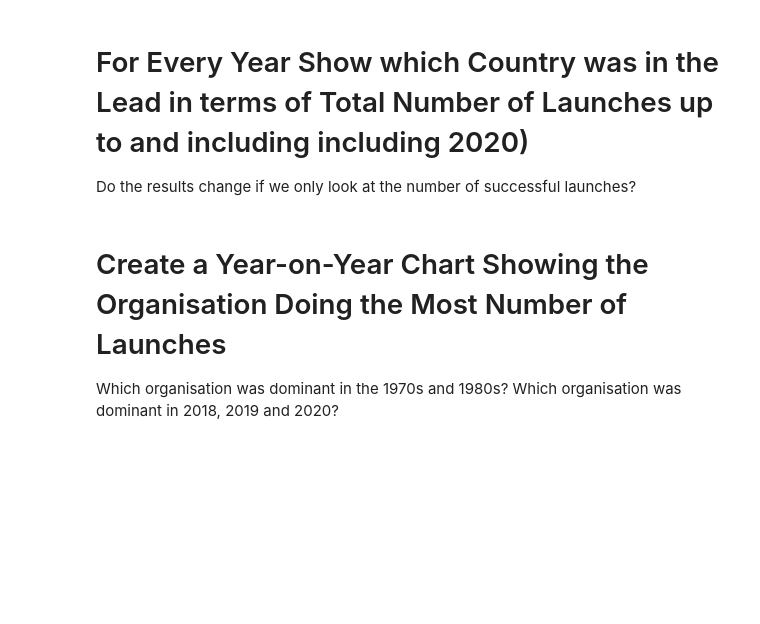
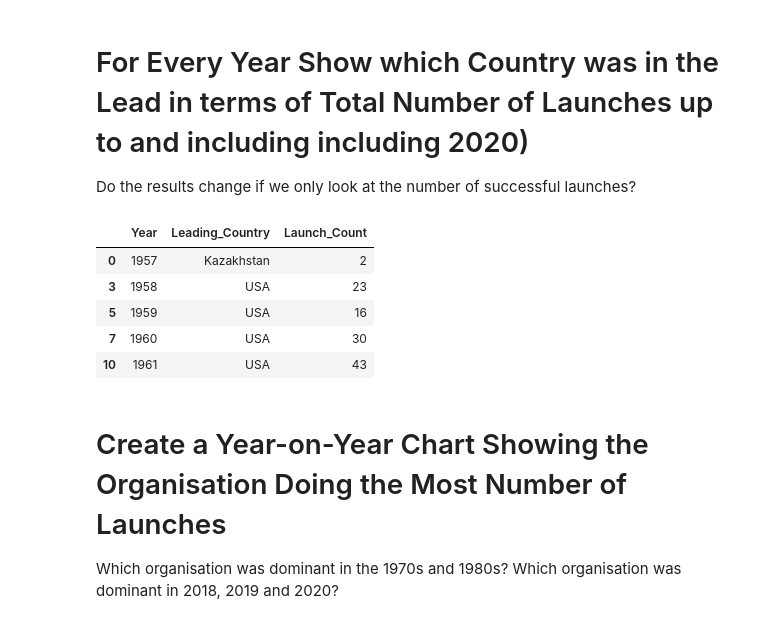
Before and after one commit to CyberWol-12/space_mission_analysis, a Jupyter notebook: Space_Missions_Analysis_(start).ipynb, the cells around one changed output. Saved outputs shown, nothing was run; the diff lists cells and outputs as text; code cells hidden in the pictures; blank space fills up the shorter version.

Commit message:
most number of launches

```diff
--- a/Space_Missions_Analysis_(start).ipynb
+++ b/Space_Missions_Analysis_(start).ipynb
@@ -642,6 +666,18 @@ Did failures go up or down over time? Did the countries get better at minimising
 # For Every Year Show which Country was in the Lead in terms of Total Number of Launches up to and including including 2020)
 
 Do the results change if we only look at the number of successful launches?
+# %%
+year_country_counts = df_data[df_data['Year']<=2020].groupby(['Year','Country']).size().reset_index(name = 'Launches')
+leading_countries = year_country_counts.sort_values(['Year', 'Launches'], ascending=[True, False]).drop_duplicates('Year')
+leading_countries.columns = ['Year', 'Leading_Country', 'Launch_Count']
+display(leading_countries.head())
+# %% [output]
+|  | Year | Leading_Country | Launch_Count |
+| 0 | 1957 | Kazakhstan | 2 |
+| 3 | 1958 | USA | 23 |
+| 5 | 1959 | USA | 16 |
+| 7 | 1960 | USA | 30 |
+| 10 | 1961 | USA | 43 |
 # %% [markdown]
 # Create a Year-on-Year Chart Showing the Organisation Doing the Most Number of Launches
 
```
Also changed, not shown: parts of 1 cell of this notebook.
